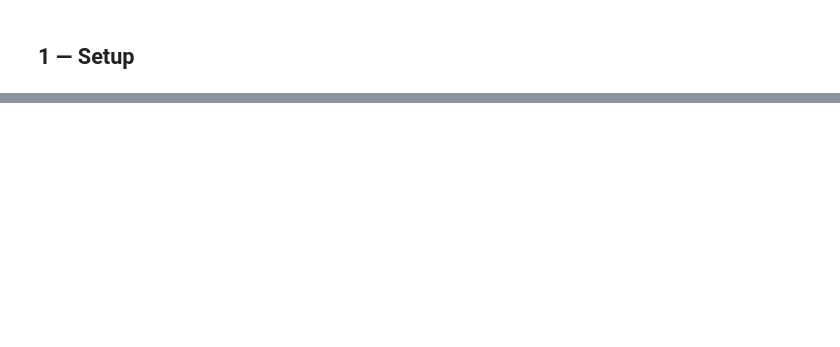
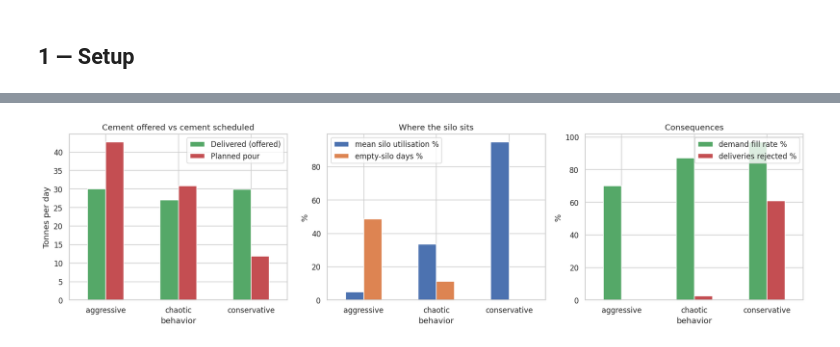
Before and after one commit to Olamideoo/MIG_Cement_Demand_Forecasting, a Jupyter notebook: NOTEBOOKS/02_EDA.ipynb, the cells around one changed output, grey strips where cells are left out. Drawn from its saved outputs; the diff is of its cells as text; code cells hidden in the pictures; blank space fills up the shorter version.

```diff
--- a/NOTEBOOKS/02_EDA.ipynb
+++ b/NOTEBOOKS/02_EDA.ipynb
@@ -1602,0 +500,21 @@ justification in this notebook.
+# %%
+behaviour_outcomes = panel.groupby("behavior").apply(
+    lambda g: pd.Series({
+        "empty-silo days %": 100 * (g["opening_inventory_tonnes"] < 1).mean(),
+        "mean silo utilisation %": 100 * g["silo_utilisation"].mean(),
+        "rows where pour was cut short %": 100 * g["was_constrained"].mean(),
+        "demand fill rate %": 100 * g["consumed_tonnes"].sum() / g["planned_pour_tonnes"].sum(),
+        "deliveries rejected %": 100 * g["rejected_delivery_tonnes"].sum() / g["deliveries_tonnes"].sum(),
+        "unmet demand (t)": g["unmet_tonnes"].sum(),
+    }),
+    include_groups=False,
+).reindex(BEHAVIOUR_ORDER)
+display(behaviour_outcomes.round(2))
+
+print("Variability of the schedule itself:")
+display(panel.groupby("behavior").apply(
+    lambda g: pd.Series({
+        "planned pour CV": g["planned_pour_tonnes"].std() / g["planned_pour_tonnes"].mean(),
+        "days with no pour scheduled %": 100 * (g["planned_pour_tonnes"] == 0).mean(),
+    }), include_groups=False,
+).reindex(BEHAVIOUR_ORDER).round(3))
@@ -1602,0 +533,26 @@ justification in this notebook.
+# %%
+fig, axes = plt.subplots(1, 3, figsize=(16, 4.5))
+
+behaviour_profile[["supply offered (t/day)", "demand planned (t/day)"]].plot(
+    kind="bar", ax=axes[0], color=["#55a868", "#c44e52"])
+axes[0].set_title("Cement offered vs cement scheduled")
+axes[0].set_ylabel("Tonnes per day")
+axes[0].legend(["Delivered (offered)", "Planned pour"])
+
+behaviour_outcomes[["mean silo utilisation %", "empty-silo days %"]].plot(
+    kind="bar", ax=axes[1], color=["#4c72b0", "#dd8452"])
+axes[1].set_title("Where the silo sits")
+axes[1].set_ylabel("%")
+
+behaviour_outcomes[["demand fill rate %", "deliveries rejected %"]].plot(
+    kind="bar", ax=axes[2], color=["#55a868", "#c44e52"])
+axes[2].set_title("Consequences")
+axes[2].set_ylabel("%")
+
+for ax in axes:
+    ax.tick_params(axis="x", rotation=0)
+plt.tight_layout()
+save_fig("behaviour_profile")
+plt.show()
+# %% [output]
+[figure, added]
```
Also changed, not shown: parts of 140 cells of this notebook, 23 other files.
